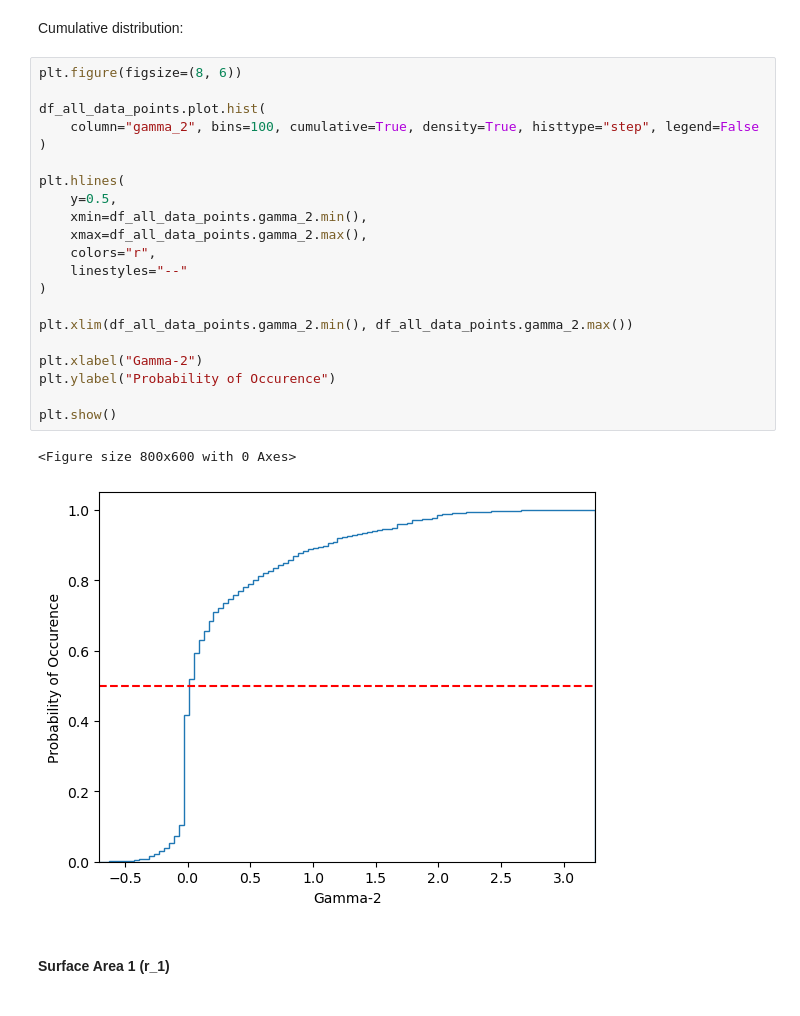
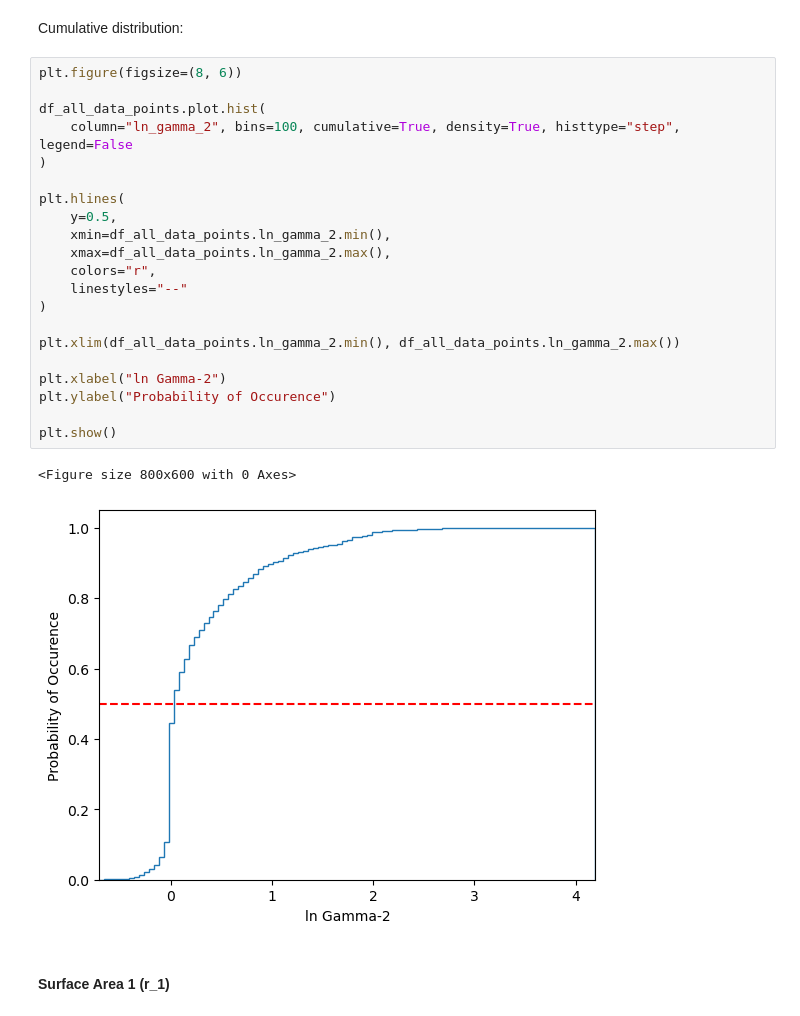
Before and after one commit to ThermoPhase-FCSRG/biofuels-sciml, a Jupyter notebook: notebooks/eda_systems.ipynb, the cells around one changed output. Saved outputs shown, nothing was run; the diff lists cells and outputs as text.

```diff
--- a/notebooks/eda_systems.ipynb
+++ b/notebooks/eda_systems.ipynb
@@ -145,27 +145,27 @@ Cumulative distribution:
 # %%
 plt.figure(figsize=(8, 6))
 
 df_all_data_points.plot.hist(
-    column="gamma_2", bins=100, cumulative=True, density=True, histtype="step", legend=False
+    column="ln_gamma_2", bins=100, cumulative=True, density=True, histtype="step", legend=False
 )
 
 plt.hlines(
     y=0.5,
-    xmin=df_all_data_points.gamma_2.min(),
-    xmax=df_all_data_points.gamma_2.max(),
+    xmin=df_all_data_points.ln_gamma_2.min(),
+    xmax=df_all_data_points.ln_gamma_2.max(),
     colors="r",
     linestyles="--"
 )
 
-plt.xlim(df_all_data_points.gamma_2.min(), df_all_data_points.gamma_2.max())
+plt.xlim(df_all_data_points.ln_gamma_2.min(), df_all_data_points.ln_gamma_2.max())
 
-plt.xlabel("Gamma-2")
+plt.xlabel("ln Gamma-2")
 plt.ylabel("Probability of Occurence")
 
 plt.show()
 # %% [output]
 <Figure size 800x600 with 0 Axes>
-[figure, old version]
+[figure, new version]
 # %% [markdown]
 #### Surface Area 1 (r_1)
 # %% [markdown]
```
Also changed, not shown: parts of 21 cells of this notebook, 8 other files.
